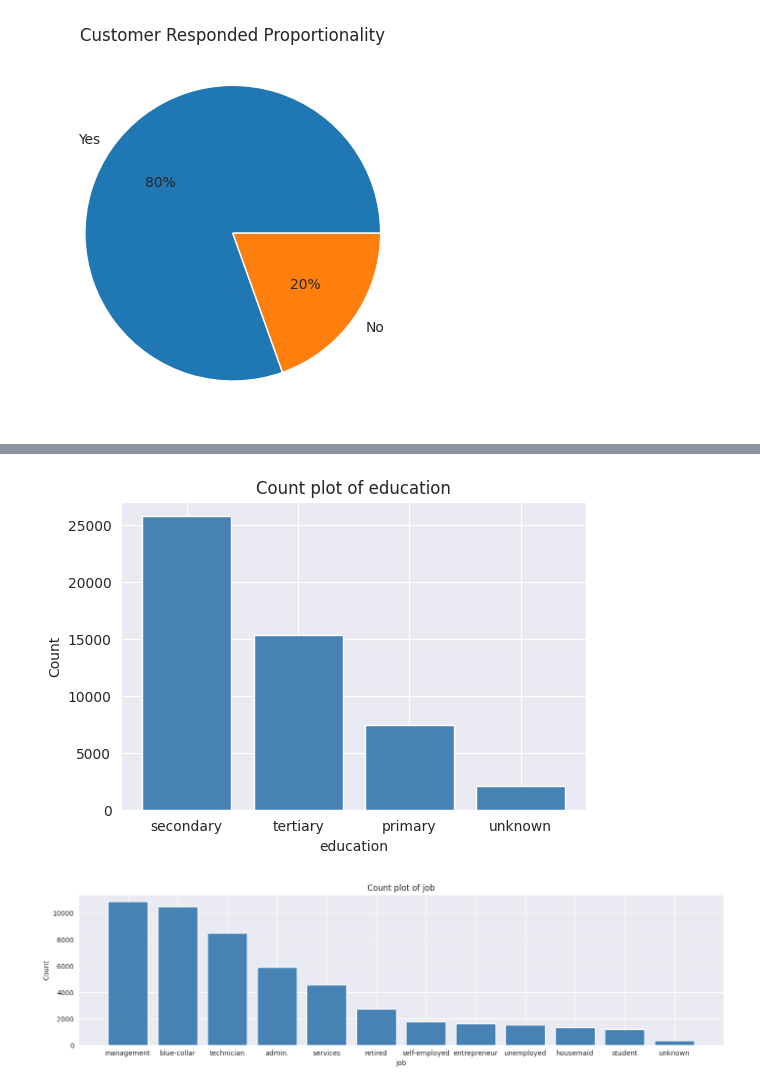
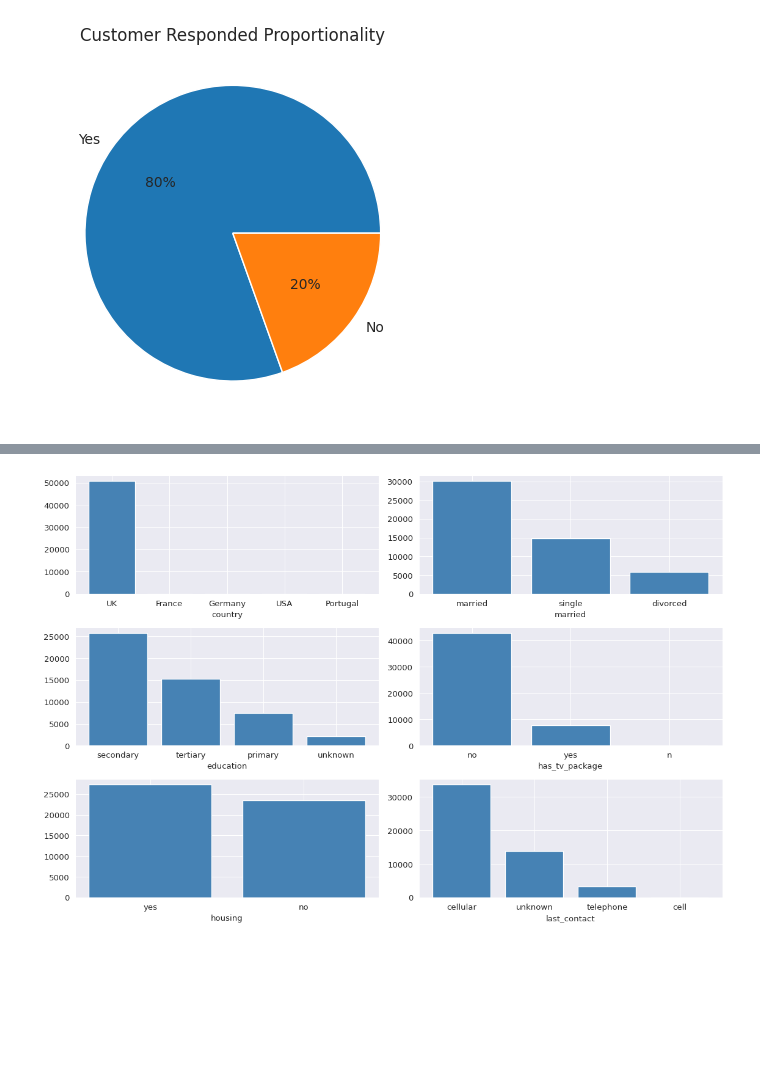
Before and after one commit to pragashraj/ITNPBD6-Customer-Targeting, a Jupyter notebook: ITNPBD6_Customer_Targeting.ipynb, the cells around one changed output, grey strips where cells are left out. Saved outputs shown, nothing was run; the diff lists cells and outputs as text; code cells hidden in the pictures; blank space fills up the shorter version.

```diff
--- a/ITNPBD6_Customer_Targeting.ipynb
+++ b/ITNPBD6_Customer_Targeting.ipynb
@@ -226,8 +216,15 @@ display_bar_chart('married')
-# %%
-display_bar_chart('education')
-# %% [output]
-[figure, removed]
-# %%
-display_bar_chart('job', (17, 4))
-# %% [output]
-[figure, removed]
+# %%
+cat_col_filtered = ['country', 'married', 'education', 'has_tv_package', 'housing', 'last_contact']
+
+fig, axs = plt.subplots(3, 2, figsize=(12, 8), dpi=95)
+axs = axs.flatten()
+
+for i, col in enumerate(cat_col_filtered):
+  counts = df[col].value_counts()
+  axs[i].bar(counts.index, counts, color='SteelBlue')
+  axs[i].set_xlabel(col)
+
+plt.tight_layout()
+plt.show()
+# %% [output]
+[figure, added]
```
Also changed, not shown: parts of 18 cells of this notebook.
